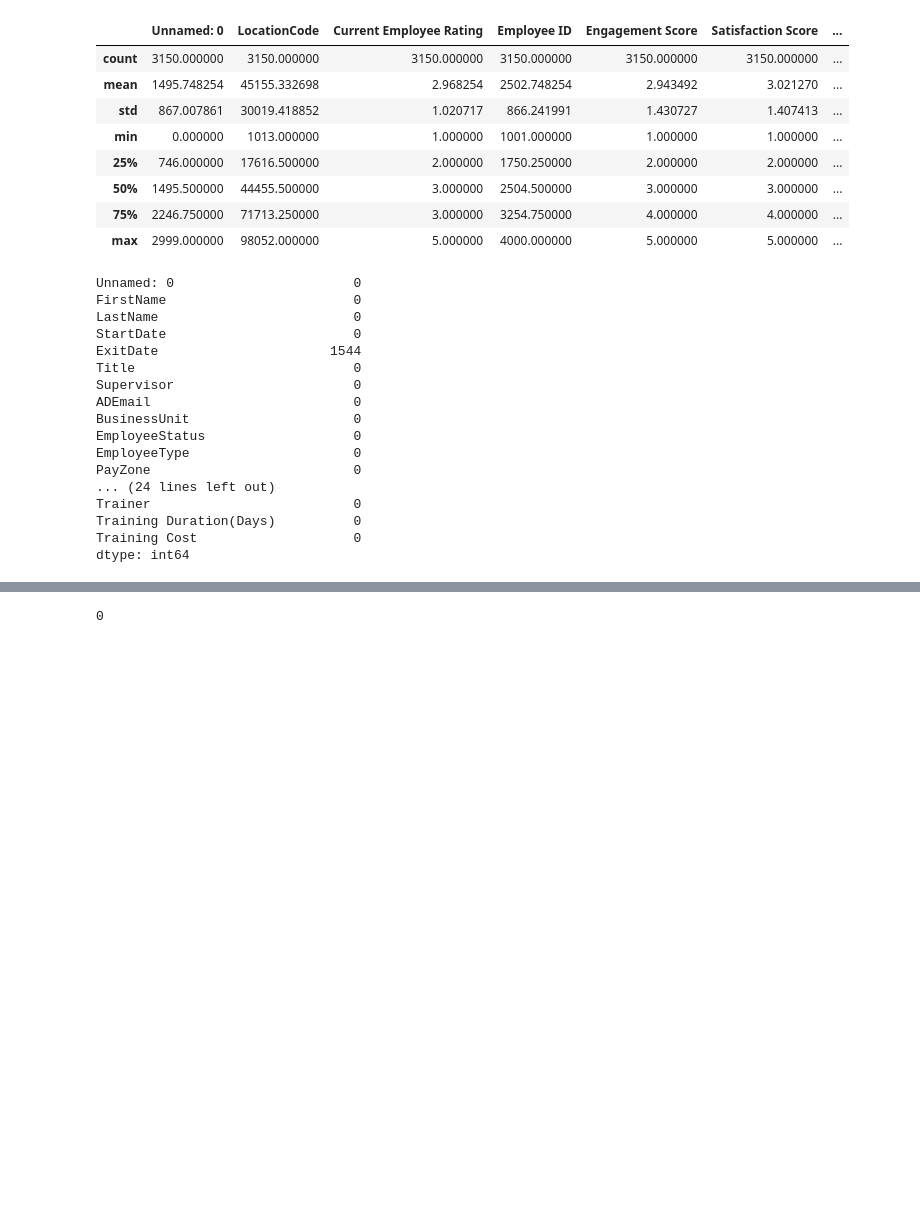
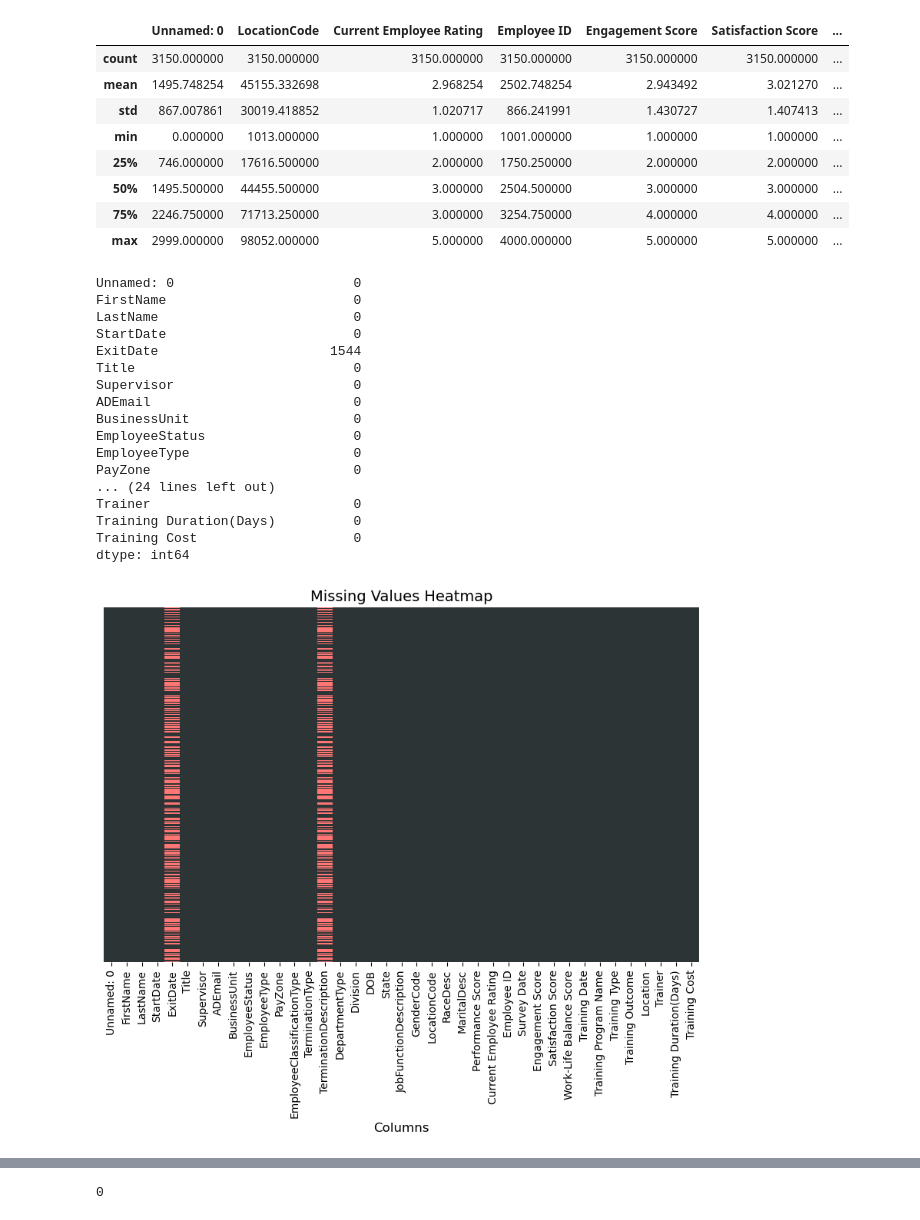
Before and after one commit to Belaleatsbanana/DataScience-HR-Analytics-Project, a Jupyter notebook: HR_DataPrep.ipynb, the cells around one changed output, grey strips where cells are left out. Drawn from its saved outputs; the diff is of its cells as text; code cells hidden in the pictures; blank space fills up the shorter version.

```diff
--- a/HR_DataPrep.ipynb
+++ b/HR_DataPrep.ipynb
@@ -21,7 +21,7 @@ import pandas as pd
 import seaborn as sns
 # %%
 # import dataset
-messy_hr_dataset = pd.read_csv(r'C:\Users\belal\Contacts\DS25\Messy_HR_Dataset.csv')
+messy_hr_dataset = pd.read_csv(r'Messy_HR_Dataset.csv')
 
 # Display all columns
 pd.set_option('display.max_columns', None)
@@ -76,25 +76,36 @@ messy_hr_dataset.describe()
 | max | 2999.000000 | 98052.000000 | 5.000000 | 4000.000000 | 5.000000 | 5.000000 | ... |
 # %%
 # check for missing values
-messy_hr_dataset.isnull().sum()
+print(messy_hr_dataset.isnull().sum())
+
+# Create null check heatmap
+plt.figure(figsize=(10, 6))
+sns.heatmap(messy_hr_dataset.isnull(),
+            cmap=['#2d3436', '#ff7675'],
+            cbar=False,
+            yticklabels=False)
+plt.title('Missing Values Heatmap', fontsize=14)
+plt.xlabel('Columns', fontsize=12)
+plt.show()
 # %% [output]
 Unnamed: 0                       0
 FirstName                        0
 LastName                         0
 StartDate                        0
 ExitDate                      1544
 Title                            0
 Supervisor                       0
 ADEmail                          0
 BusinessUnit                     0
 EmployeeStatus                   0
 EmployeeType                     0
 PayZone                          0
 ... (24 lines left out)
 Trainer                          0
 Training Duration(Days)          0
 Training Cost                    0
 dtype: int64
+[figure, added]
 # %%
 # check for duplicates
 messy_hr_dataset.duplicated().sum()
```
Also changed, not shown: parts of 17 cells of this notebook.
